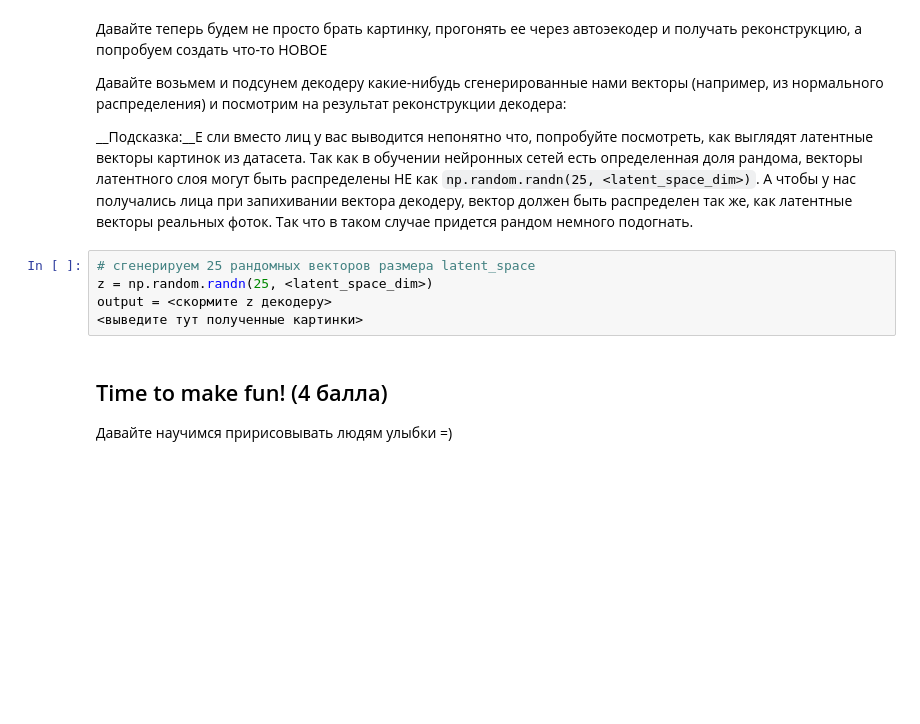
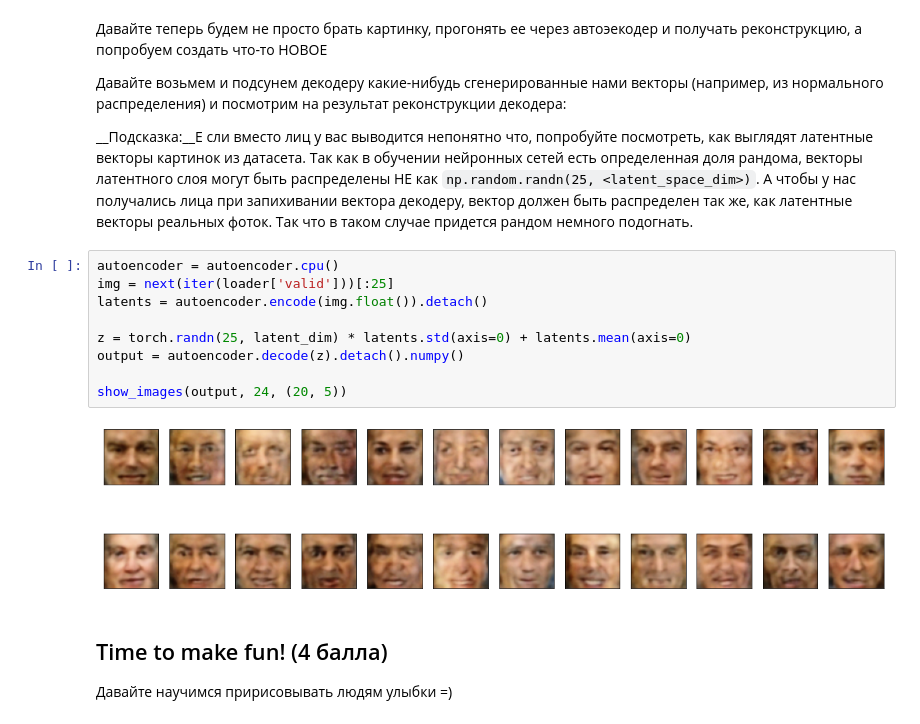
Before and after one commit to TheSameMan/Deep-Learning-1-2021-, a Jupyter notebook: Генеративные модели и автоэнкодеры/[homework]autoencoders.ipynb, the cells around one changed output. Saved outputs shown, nothing was run; the diff lists cells and outputs as text; blank space fills up the shorter version.

```diff
--- a/Генеративные модели и автоэнкодеры/[homework]autoencoders.ipynb
+++ b/Генеративные модели и автоэнкодеры/[homework]autoencoders.ipynb
@@ -141,11 +321,17 @@ Not bad, right?
 Давайте возьмем и подсунем декодеру какие-нибудь сгенерированные нами векторы (например, из нормального распределения) и посмотрим на результат реконструкции декодера:
 
 __Подсказка:__Е сли вместо лиц у вас выводится непонятно что, попробуйте посмотреть, как выглядят латентные векторы картинок из датасета. Так как в обучении нейронных сетей есть определенная доля рандома, векторы латентного слоя могут быть распределены НЕ как `np.random.randn(25, <latent_space_dim>)`. А чтобы у нас получались лица при запихивании вектора декодеру, вектор должен быть распределен так же, как латентные векторы реальных фоток. Так что в таком случае придется рандом немного подогнать.
-# %%
-# сгенерируем 25 рандомных векторов размера latent_space
-z = np.random.randn(25, <latent_space_dim>)
-output = <скормите z декодеру>
-<выведите тут полученные картинки>
+# %%
+autoencoder = autoencoder.cpu()
+img = next(iter(loader['valid']))[:25]
+latents = autoencoder.encode(img.float()).detach()
+
+z = torch.randn(25, latent_dim) * latents.std(axis=0) + latents.mean(axis=0)
+output = autoencoder.decode(z).detach().numpy()
+
+show_images(output, 24, (20, 5))
+# %% [output]
+[figure, added]
 # %% [markdown]
 ## Time to make fun! (4 балла)
 
```
Also changed, not shown: parts of 54 cells of this notebook.
